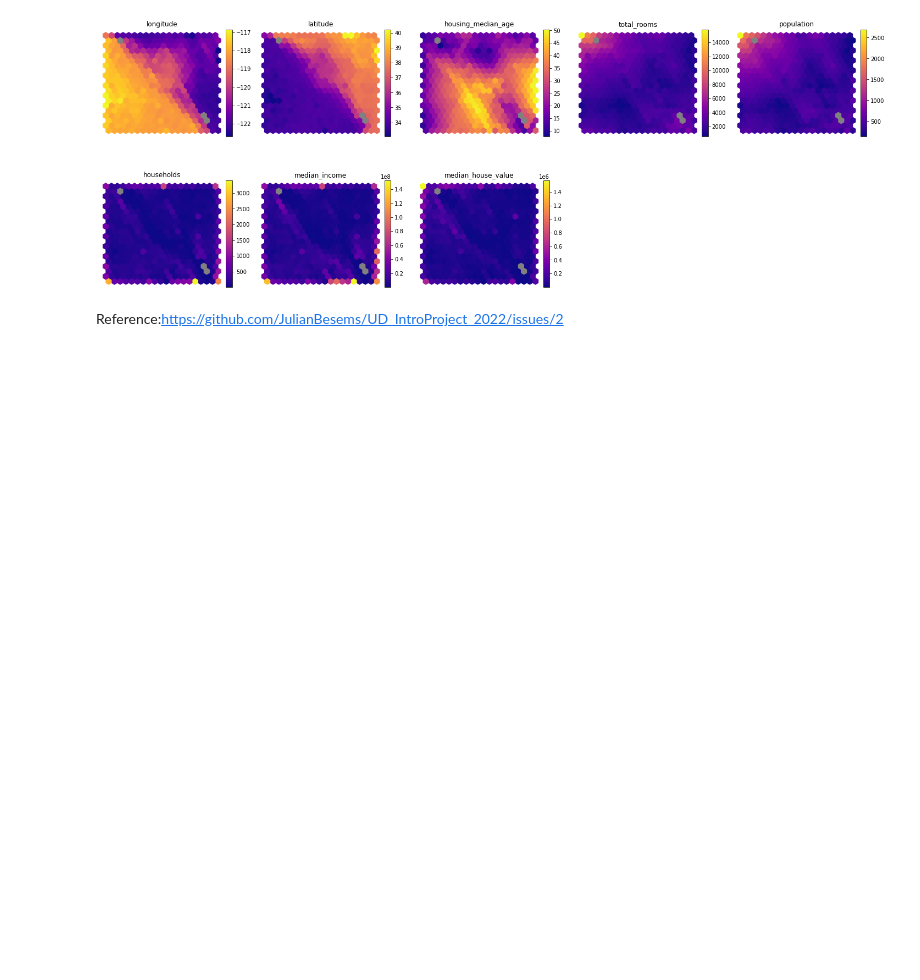
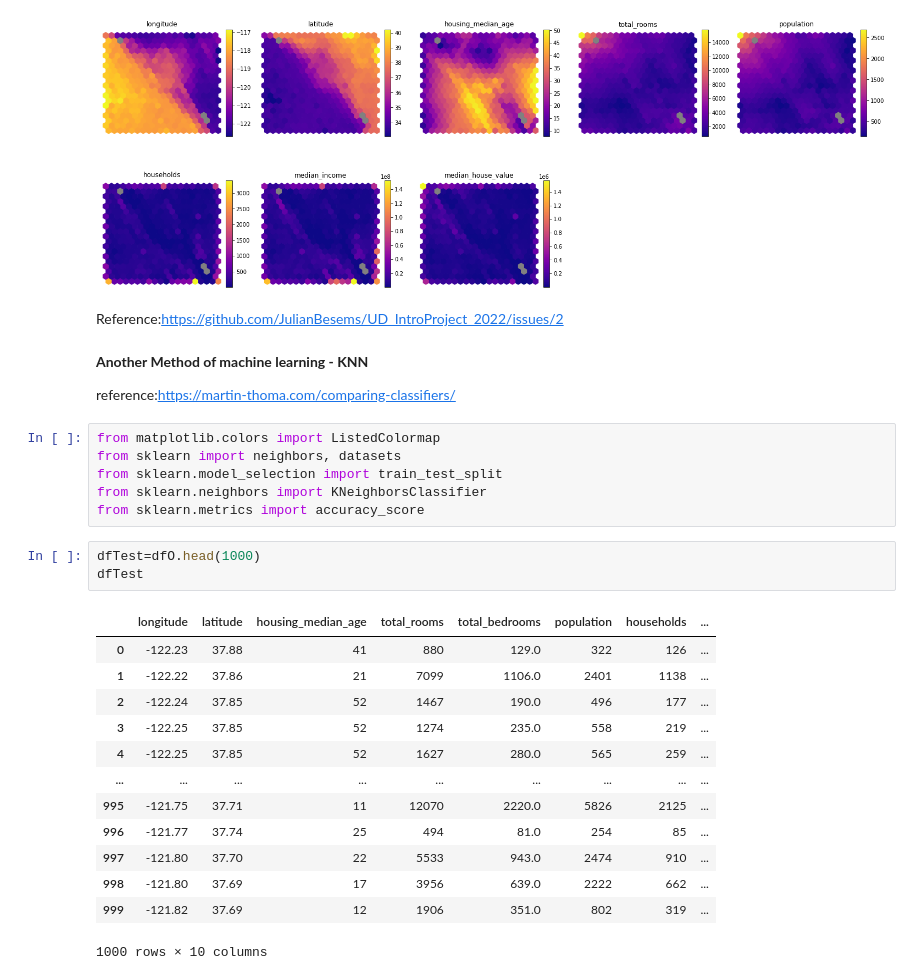
Before and after one commit to Bettyqichuyin/UDintroProject_exercise04, a Jupyter notebook: 4_Assignment.ipynb, the cells around one changed output. Cells and saved outputs as stored; diff of their text form; blank space fills up the shorter version.

```diff
--- a/4_Assignment.ipynb
+++ b/4_Assignment.ipynb
@@ -559,3 +531,30 @@ plt.show()
 [figure]
 # %% [markdown]
 Reference:https://github.com/JulianBesems/UD_IntroProject_2022/issues/2
+# %% [markdown]
+**Another Method of machine learning - KNN**
+
+reference:https://martin-thoma.com/comparing-classifiers/
+# %%
+from matplotlib.colors import ListedColormap
+from sklearn import neighbors, datasets
+from sklearn.model_selection import train_test_split
+from sklearn.neighbors import KNeighborsClassifier
+from sklearn.metrics import accuracy_score
+# %%
+dfTest=dfO.head(1000)
+dfTest
+# %% [output]
+|  | longitude | latitude | housing_median_age | total_rooms | total_bedrooms | population | households | ... |
+| 0 | -122.23 | 37.88 | 41 | 880 | 129.0 | 322 | 126 | ... |
+| 1 | -122.22 | 37.86 | 21 | 7099 | 1106.0 | 2401 | 1138 | ... |
+| 2 | -122.24 | 37.85 | 52 | 1467 | 190.0 | 496 | 177 | ... |
+| 3 | -122.25 | 37.85 | 52 | 1274 | 235.0 | 558 | 219 | ... |
+| 4 | -122.25 | 37.85 | 52 | 1627 | 280.0 | 565 | 259 | ... |
+| ... | ... | ... | ... | ... | ... | ... | ... | ... |
+| 995 | -121.75 | 37.71 | 11 | 12070 | 2220.0 | 5826 | 2125 | ... |
+| 996 | -121.77 | 37.74 | 25 | 494 | 81.0 | 254 | 85 | ... |
+| 997 | -121.80 | 37.70 | 22 | 5533 | 943.0 | 2474 | 910 | ... |
+| 998 | -121.80 | 37.69 | 17 | 3956 | 639.0 | 2222 | 662 | ... |
+| 999 | -121.82 | 37.69 | 12 | 1906 | 351.0 | 802 | 319 | ... |
+1000 rows × 10 columns
```
Also changed, not shown: parts of 11 cells of this notebook.
